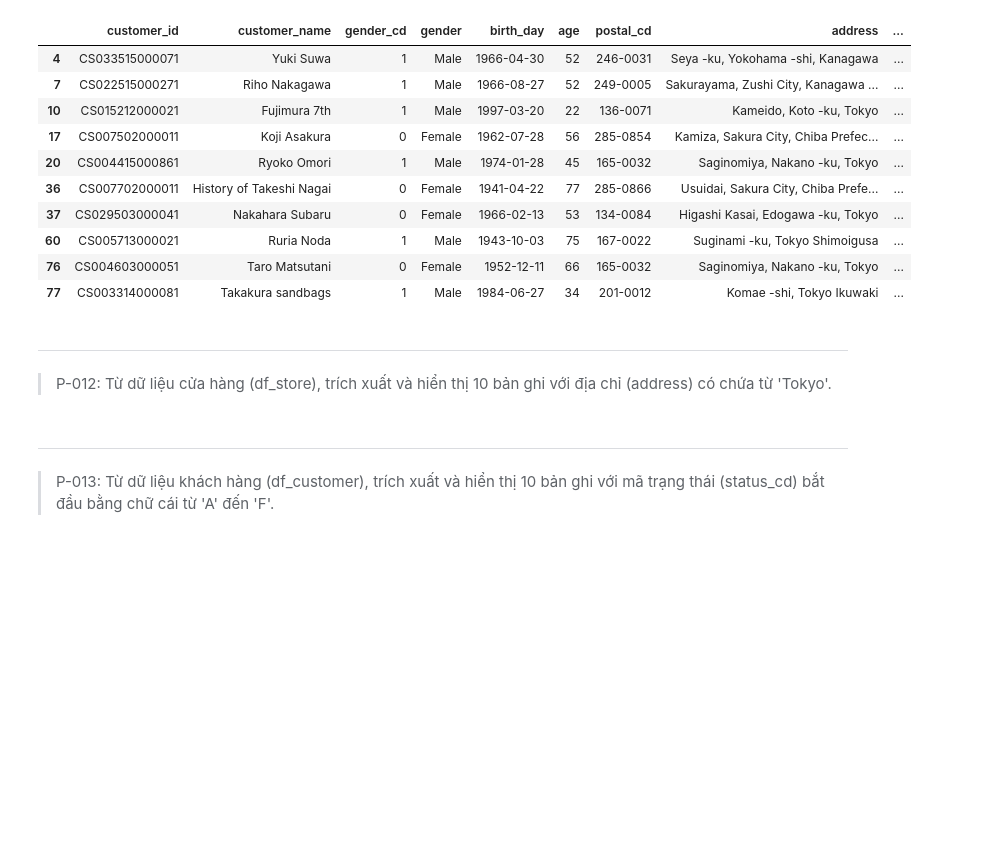
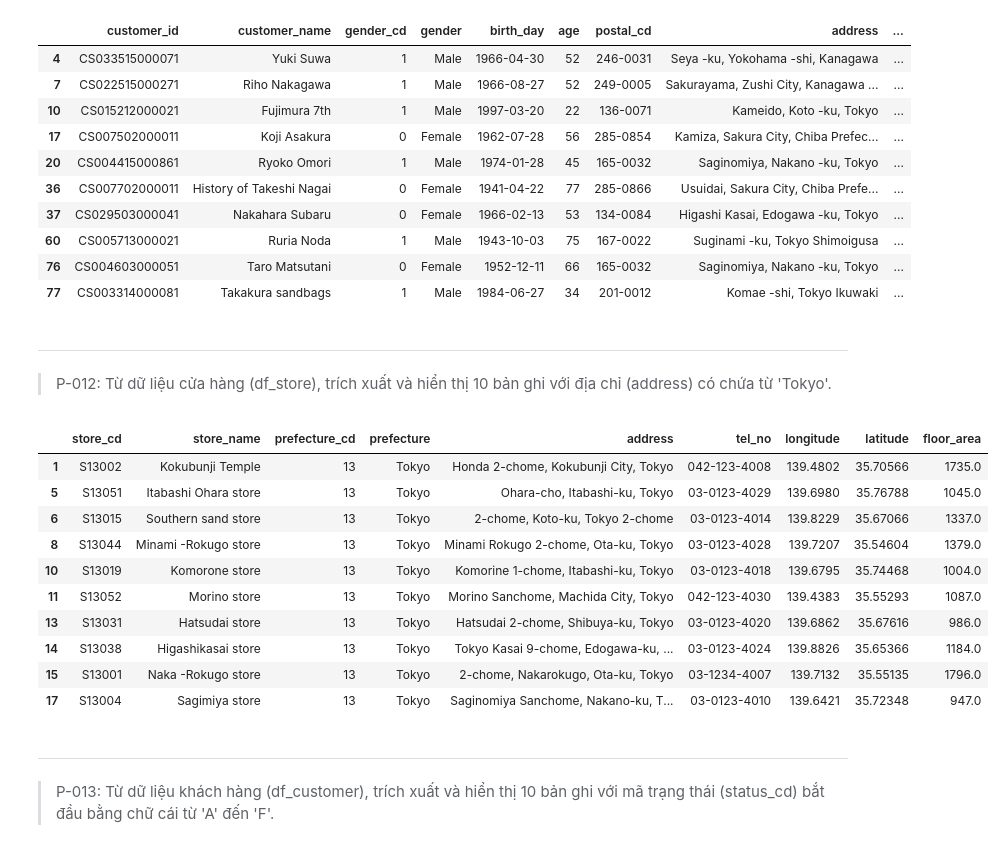
Before and after one commit to quoc-duc/LearnPandas, a Jupyter notebook: notebooks_vn/exercises/100_bai_tap_pandas_vn_exes.ipynb, the cells around one changed output. Saved outputs shown, nothing was run; the diff lists cells and outputs as text; code cells hidden in the pictures; blank space fills up the shorter version.

```diff
--- a/notebooks_vn/exercises/100_bai_tap_pandas_vn_exes.ipynb
+++ b/notebooks_vn/exercises/100_bai_tap_pandas_vn_exes.ipynb
@@ -251,6 +251,20 @@ df_customer.query("customer_id.str.endswith('1')", engine='python').head(10)
 ---
 > P-012:
 Từ dữ liệu cửa hàng (df_store), trích xuất và hiển thị 10 bản ghi với địa chỉ (address) có chứa từ 'Tokyo'.
+# %%
+df_store.query("address.str.contains('Tokyo')").head(10)
+# %% [output]
+|  | store_cd | store_name | prefecture_cd | prefecture | address | tel_no | longitude | latitude | floor_area |
+| 1 | S13002 | Kokubunji Temple | 13 | Tokyo | Honda 2-chome, Kokubunji City, Tokyo | 042-123-4008 | 139.4802 | 35.70566 | 1735.0 |
+| 5 | S13051 | Itabashi Ohara store | 13 | Tokyo | Ohara-cho, Itabashi-ku, Tokyo | 03-0123-4029 | 139.6980 | 35.76788 | 1045.0 |
+| 6 | S13015 | Southern sand store | 13 | Tokyo | 2-chome, Koto-ku, Tokyo 2-chome | 03-0123-4014 | 139.8229 | 35.67066 | 1337.0 |
+| 8 | S13044 | Minami -Rokugo store | 13 | Tokyo | Minami Rokugo 2-chome, Ota-ku, Tokyo | 03-0123-4028 | 139.7207 | 35.54604 | 1379.0 |
+| 10 | S13019 | Komorone store | 13 | Tokyo | Komorine 1-chome, Itabashi-ku, Tokyo | 03-0123-4018 | 139.6795 | 35.74468 | 1004.0 |
+| 11 | S13052 | Morino store | 13 | Tokyo | Morino Sanchome, Machida City, Tokyo | 042-123-4030 | 139.4383 | 35.55293 | 1087.0 |
+| 13 | S13031 | Hatsudai store | 13 | Tokyo | Hatsudai 2-chome, Shibuya-ku, Tokyo | 03-0123-4020 | 139.6862 | 35.67616 | 986.0 |
+| 14 | S13038 | Higashikasai store | 13 | Tokyo | Tokyo Kasai 9-chome, Edogawa-ku, ... | 03-0123-4024 | 139.8826 | 35.65366 | 1184.0 |
+| 15 | S13001 | Naka -Rokugo store | 13 | Tokyo | 2-chome, Nakarokugo, Ota-ku, Tokyo | 03-1234-4007 | 139.7132 | 35.55135 | 1796.0 |
+| 17 | S13004 | Sagimiya store | 13 | Tokyo | Saginomiya Sanchome, Nakano-ku, T... | 03-0123-4010 | 139.6421 | 35.72348 | 947.0 |
 # %% [markdown]
 ---
 > P-013:
```
Also changed, not shown: parts of 2 cells of this notebook.
